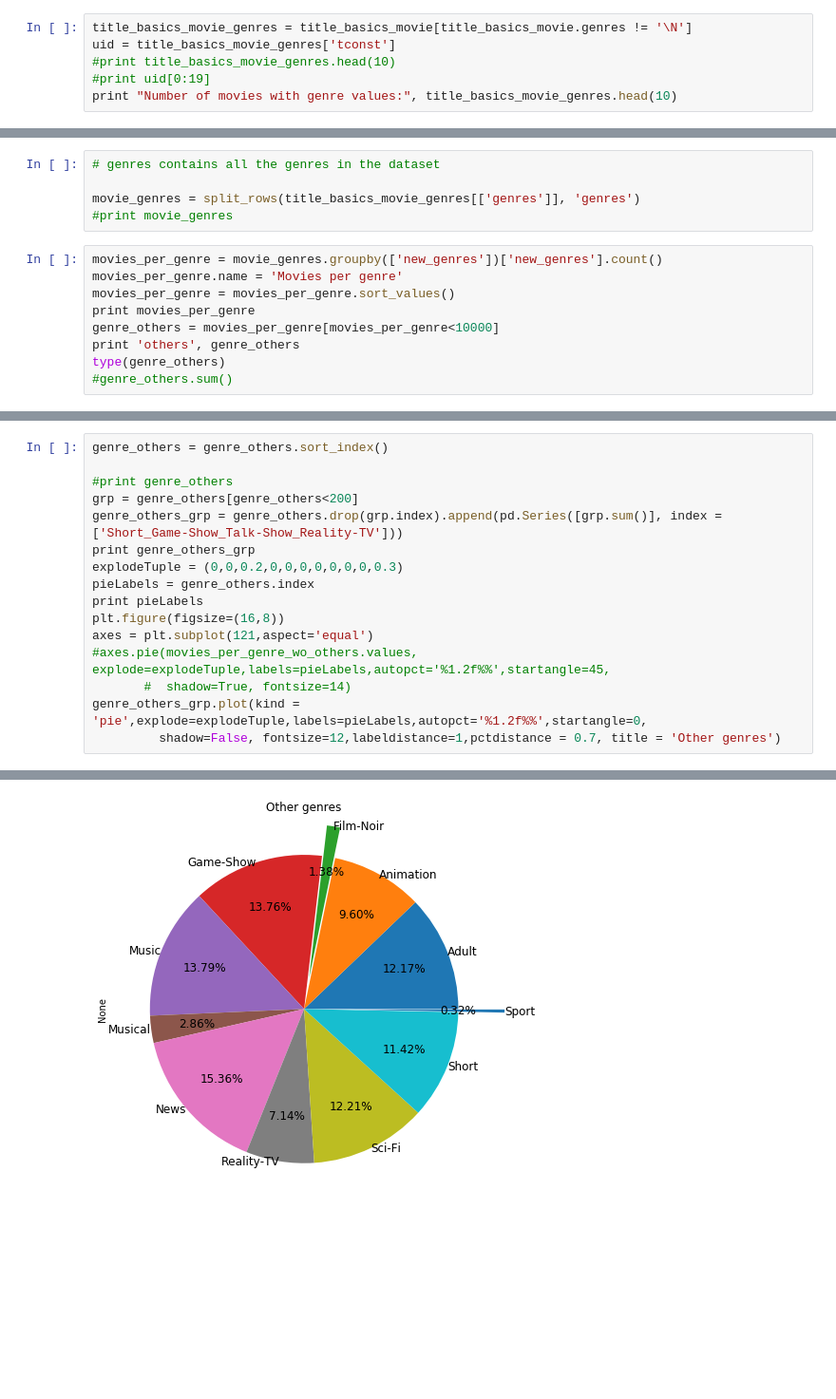
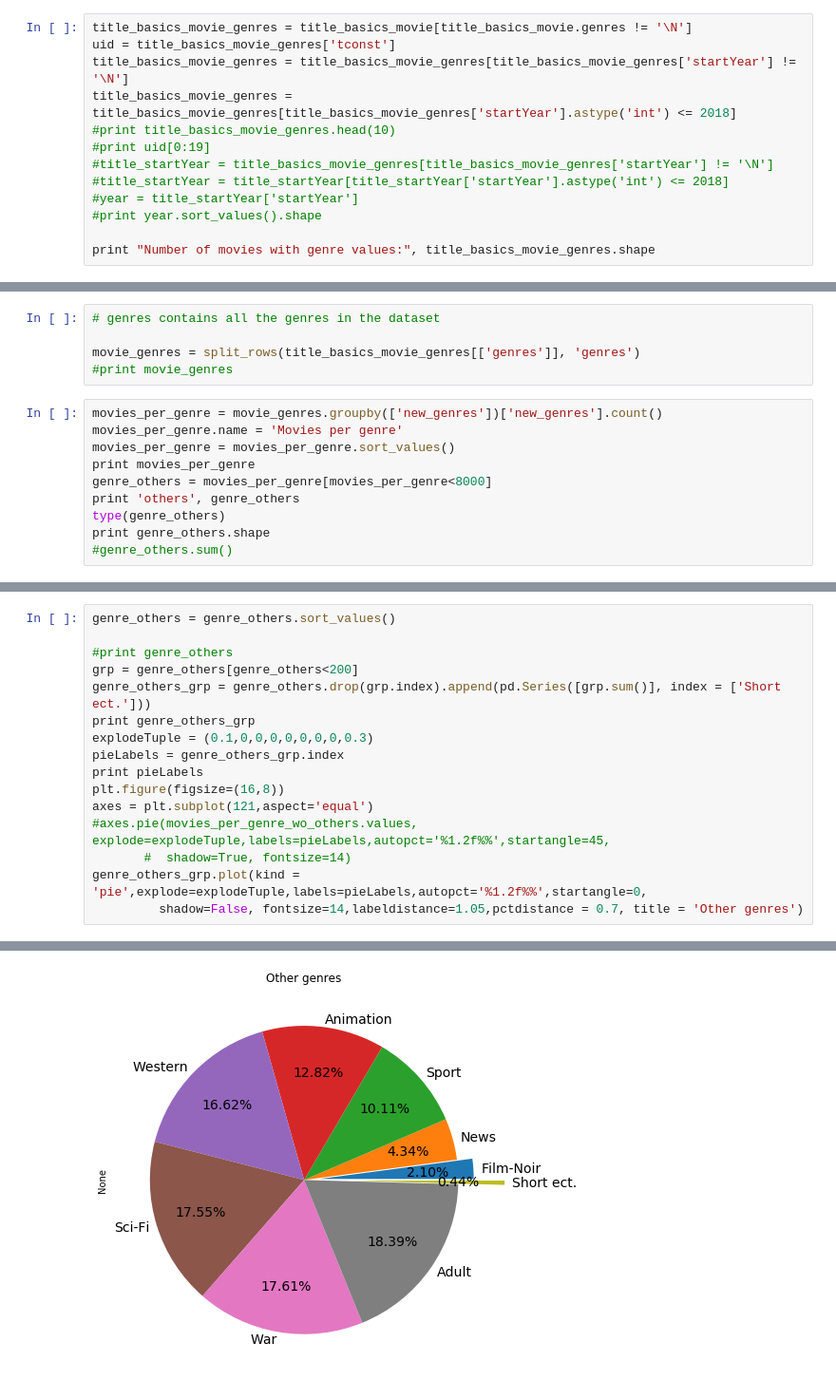
Before and after one commit to xinhezhang/IMDb, a Jupyter notebook: Distribution_Genres.ipynb, the cells around one changed output, grey strips where cells are left out. Shown: that part at 95% size. Cells and saved outputs as stored; diff of their text form; blank space fills up the shorter version.

```diff
--- a/Distribution_Genres.ipynb
+++ b/Distribution_Genres.ipynb
@@ -20,7 +20,14 @@ title_basics_movie = title_basics[title_basics['titleType'] == 'movie']
 # %%
 title_basics_movie_genres = title_basics_movie[title_basics_movie.genres != '\N']
 uid = title_basics_movie_genres['tconst']
+title_basics_movie_genres = title_basics_movie_genres[title_basics_movie_genres['startYear'] != '\N']
+title_basics_movie_genres = title_basics_movie_genres[title_basics_movie_genres['startYear'].astype('int') <= 2018]
 #print title_basics_movie_genres.head(10)
 #print uid[0:19]
-print "Number of movies with genre values:", title_basics_movie_genres.head(10)
+#title_startYear = title_basics_movie_genres[title_basics_movie_genres['startYear'] != '\N']
+#title_startYear = title_startYear[title_startYear['startYear'].astype('int') <= 2018]
+#year = title_startYear['startYear']
+#print year.sort_values().shape
+
+print "Number of movies with genre values:", title_basics_movie_genres.shape
 # %% [output]
@@ -73,9 +64,10 @@ movies_per_genre = movie_genres.groupby(['new_genres'])['new_genres'].count()
 movies_per_genre.name = 'Movies per genre'
 movies_per_genre = movies_per_genre.sort_values()
 print movies_per_genre
-genre_others = movies_per_genre[movies_per_genre<10000]
+genre_others = movies_per_genre[movies_per_genre<8000]
 print 'others', genre_others
 type(genre_others)
+print genre_others.shape
 #genre_others.sum()
 # %% [output]
 new_genres
@@ -158,17 +134,17 @@ movies_per_genre_wo_others.plot(kind = 'pie',explode=explodeTuple,labels=pieLabe
 # %%
-genre_others = genre_others.sort_index()
+genre_others = genre_others.sort_values()
 
 #print genre_others
 grp = genre_others[genre_others<200]
-genre_others_grp = genre_others.drop(grp.index).append(pd.Series([grp.sum()], index = ['Short_Game-Show_Talk-Show_Reality-TV']))
+genre_others_grp = genre_others.drop(grp.index).append(pd.Series([grp.sum()], index = ['Short ect.']))
 print genre_others_grp
-explodeTuple = (0,0,0.2,0,0,0,0,0,0,0,0.3)
-pieLabels = genre_others.index
+explodeTuple = (0.1,0,0,0,0,0,0,0,0.3)
+pieLabels = genre_others_grp.index
 print pieLabels
 plt.figure(figsize=(16,8))
 axes = plt.subplot(121,aspect='equal')
 #axes.pie(movies_per_genre_wo_others.values, explode=explodeTuple,labels=pieLabels,autopct='%1.2f%%',startangle=45,
        #  shadow=True, fontsize=14)
 genre_others_grp.plot(kind = 'pie',explode=explodeTuple,labels=pieLabels,autopct='%1.2f%%',startangle=0,
-         shadow=False, fontsize=12,labeldistance=1,pctdistance = 0.7, title = 'Other genres')
+         shadow=False, fontsize=14,labeldistance=1.05,pctdistance = 0.7, title = 'Other genres')
 # %% [output]
@@ -191,5 +165,5 @@ Index([u'Adult', u'Animation', u'Film-Noir', u'Game-Show', u'Music',
 <matplotlib.axes._subplots.AxesSubplot at 0x...>
-[figure, old version]
+[figure, new version]
 # %%
 plt.figure(figsize=(16,8))
 label = []
```
Also changed, not shown: parts of 8 cells of this notebook.
